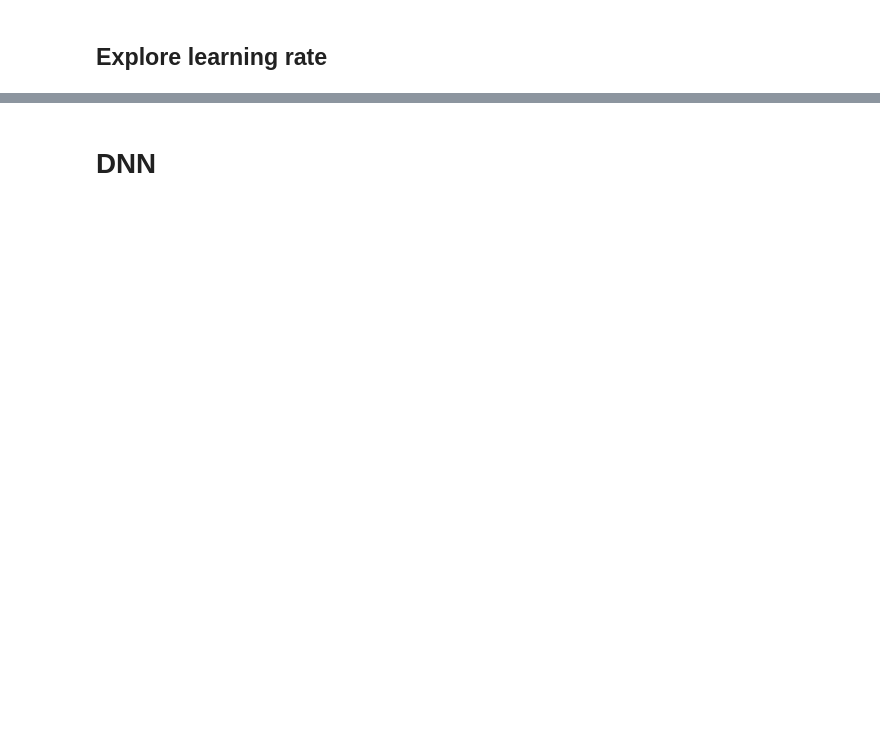
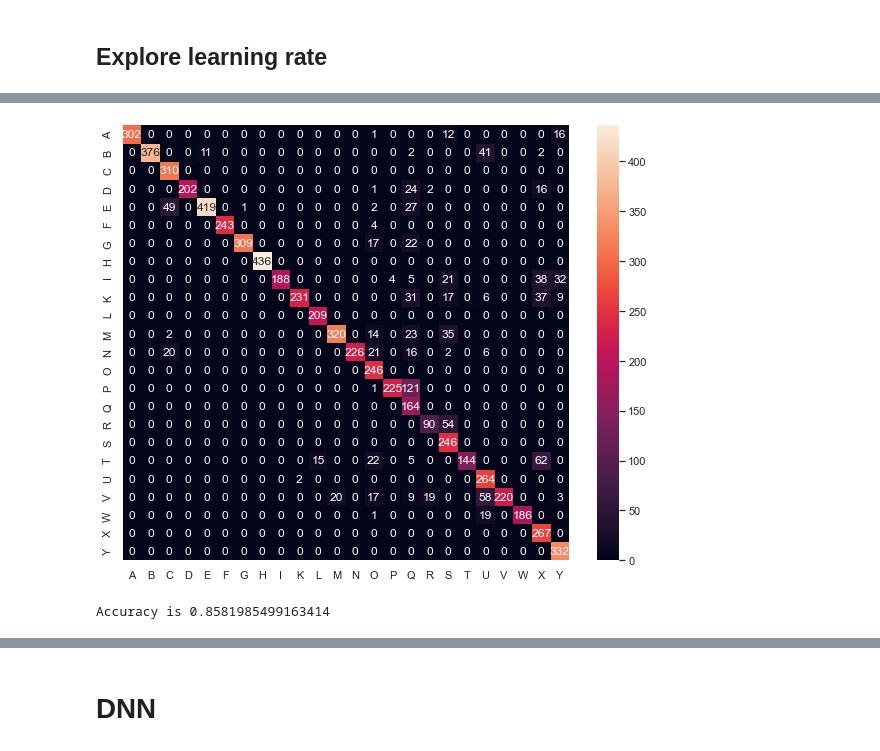
Before and after one commit to XiaoLinZzz/Machine-learning, a Jupyter notebook: A3/Assignment3_UMLT_2022_instructions.ipynb, the cells around one changed output, grey strips where cells are left out. Cells and saved outputs as stored; diff of their text form; code cells hidden in the pictures; blank space fills up the shorter version.

```diff
--- a/A3/Assignment3_UMLT_2022_instructions.ipynb
+++ b/A3/Assignment3_UMLT_2022_instructions.ipynb
@@ -805,0 +781,14 @@ NameError: name 'method1_val_pred' is not defined
+# %%
+# Final
+n_train = 27455
+n_valid = 5000
+
+hiddensizes = [32, 64, 128]
+
+actfn = "elu"
+
+optimizer = keras.optimizers.SGD
+learningrate = 0.1
+
+batch_size = 32
+n_epochs = 50
@@ -805,0 +820,2 @@ NameError: name 'method1_val_pred' is not defined
+# %%
+valacc, history, model = do_cnn(hiddensizes, actfn, optimizer, learningrate, n_train, n_valid, n_epochs, batch_size)
@@ -805,0 +864,12 @@ NameError: name 'method1_val_pred' is not defined
+# %%
+from sklearn.metrics import confusion_matrix
+Y_pred = model.predict(X_test)
+Y_pred_classes = np.argmax(Y_pred, axis = 1)
+
+confusion_mtx = confusion_matrix(Y_test, Y_pred_classes)
+fig = plt.figure(figsize=(10,8))
+ax1 = fig.add_subplot()
+sns.heatmap(confusion_mtx, annot=True, fmt="d");
+labels=['A','B','C','D','E','F','G','H','I','K','L','M','N','O','P','Q','R','S','T','U','V','W','X','Y']
+ax1.xaxis.set_ticklabels(labels); ax1.yaxis.set_ticklabels(labels);
+# %% [output]
@@ -805,0 +877,8 @@ NameError: name 'method1_val_pred' is not defined
+[figure, added]
+# %%
+from sklearn.metrics import accuracy_score
+
+acc = accuracy_score(y_true = Y_test, y_pred = Y_pred_classes)
+print(f'Accuracy is {acc}')
+# %% [output]
+Accuracy is 0.8581985499163414
```
Also changed, not shown: parts of 90 cells of this notebook, 3 other files.
